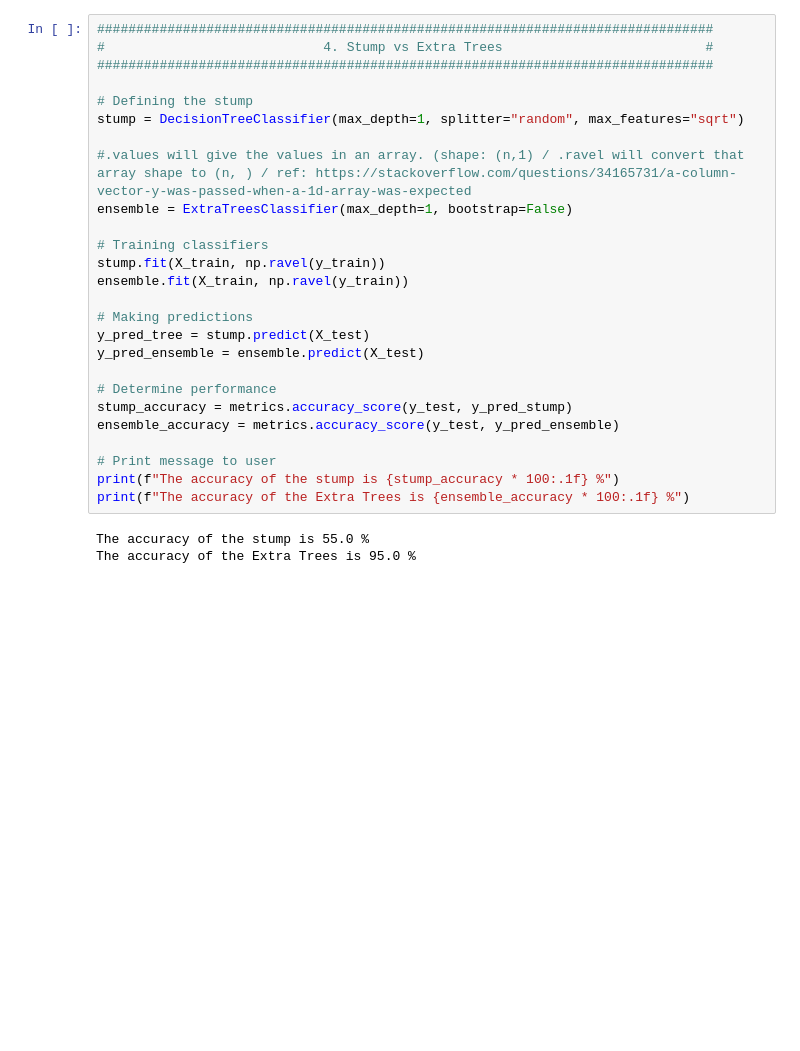
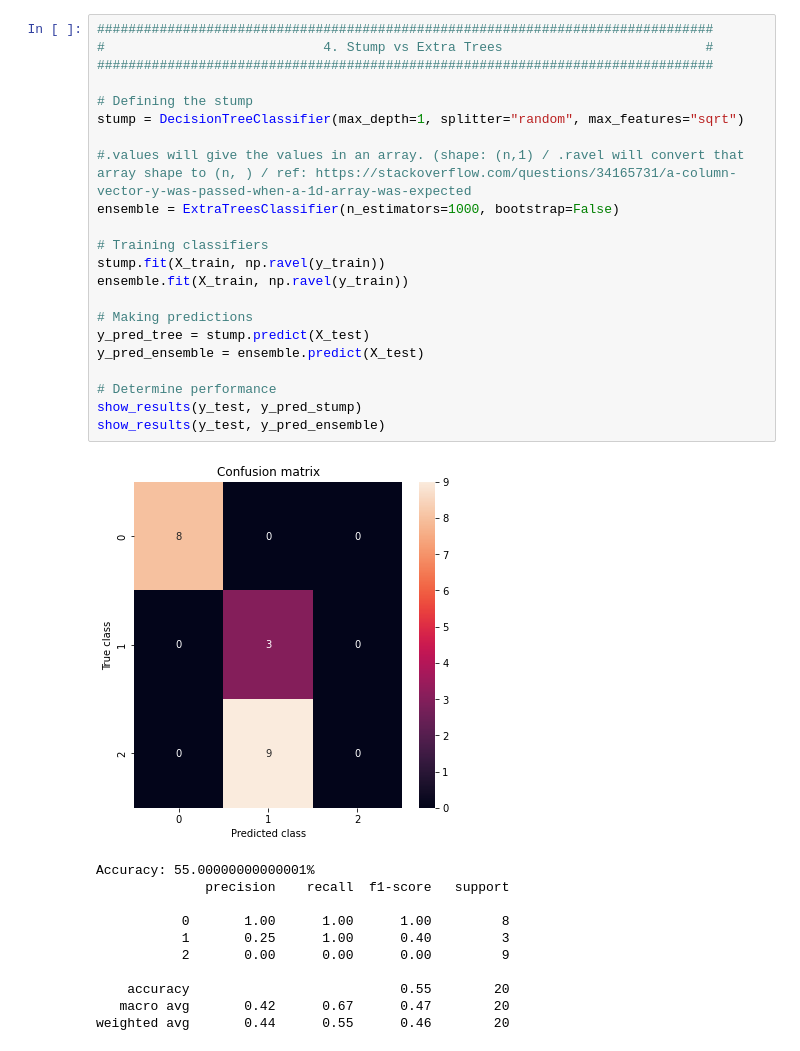
Before and after one commit to andercarrera/Extremely-Randomized-Trees-and-Random-Forest, a Jupyter notebook: notebooks/Extra-trees and Random Forest.ipynb, the cells around one changed output. Cells and saved outputs as stored; diff of their text form; blank space fills up the shorter version.

```diff
--- a/notebooks/Extra-trees and Random Forest.ipynb
+++ b/notebooks/Extra-trees and Random Forest.ipynb
@@ -88,29 +138,34 @@ The accuracy of the Random Forest is 60.0 %
 # %%
 ###############################################################################
 #                            4. Stump vs Extra Trees                          #
 ###############################################################################
 
 # Defining the stump
 stump = DecisionTreeClassifier(max_depth=1, splitter="random", max_features="sqrt")
 
 #.values will give the values in an array. (shape: (n,1) / .ravel will convert that array shape to (n, ) / ref: https://stackoverflow.com/questions/34165731/a-column-vector-y-was-passed-when-a-1d-array-was-expected
-ensemble = ExtraTreesClassifier(max_depth=1, bootstrap=False)
+ensemble = ExtraTreesClassifier(n_estimators=1000, bootstrap=False)
 
 # Training classifiers
 stump.fit(X_train, np.ravel(y_train))
 ensemble.fit(X_train, np.ravel(y_train))
 
 # Making predictions
 y_pred_tree = stump.predict(X_test)
 y_pred_ensemble = ensemble.predict(X_test)
 
 # Determine performance
-stump_accuracy = metrics.accuracy_score(y_test, y_pred_stump)
-ensemble_accuracy = metrics.accuracy_score(y_test, y_pred_ensemble)
-
-# Print message to user
-print(f"The accuracy of the stump is {stump_accuracy * 100:.1f} %")
-print(f"The accuracy of the Extra Trees is {ensemble_accuracy * 100:.1f} %")
+show_results(y_test, y_pred_stump)
+show_results(y_test, y_pred_ensemble)
 # %% [output]
+[figure, added]
-The accuracy of the stump is 55.0 %
-The accuracy of the Extra Trees is 95.0 %
+Accuracy: 55.00000000000001%
+              precision    recall  f1-score   support
+
+           0       1.00      1.00      1.00         8
+           1       0.25      1.00      0.40         3
+           2       0.00      0.00      0.00         9
+
+    accuracy                           0.55        20
+   macro avg       0.42      0.67      0.47        20
+weighted avg       0.44      0.55      0.46        20
```
Also changed, not shown: parts of 5 cells of this notebook.
